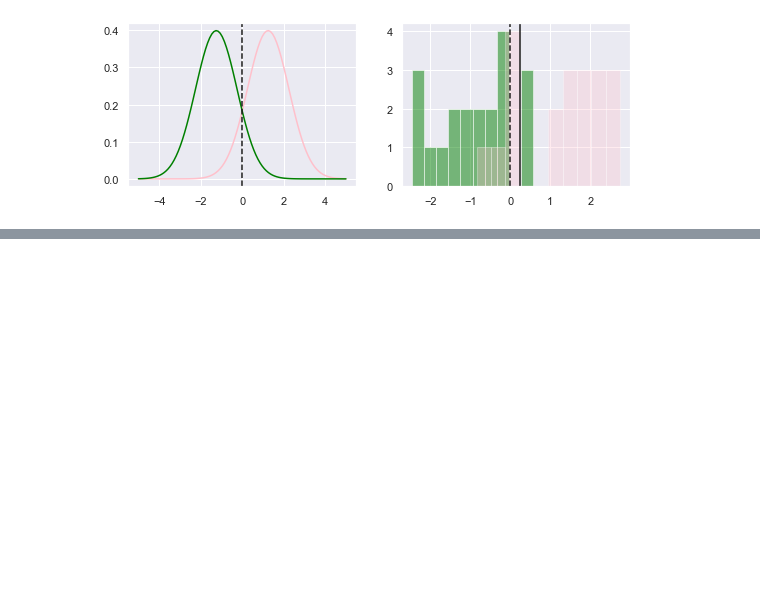
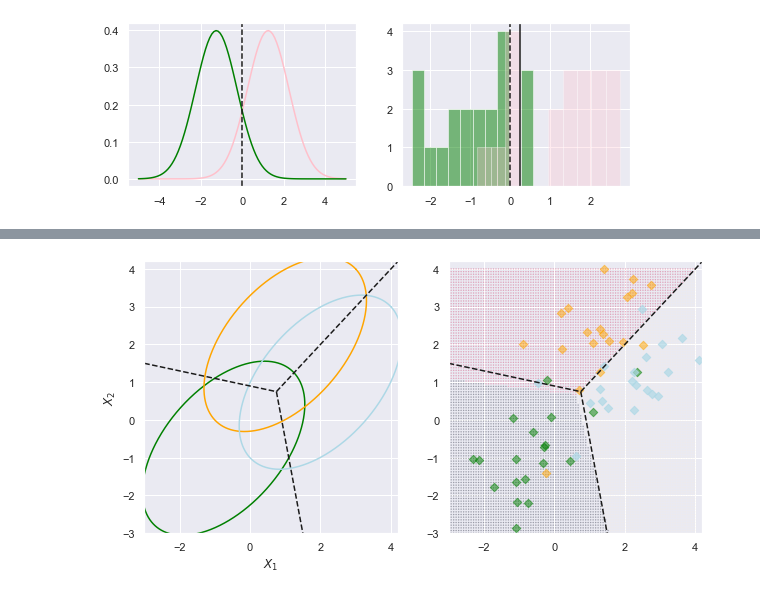
Before and after one commit to mtekant/ISLR_Notes, a Jupyter notebook: Introduction to Statistical Learning, 2nd Edition -- Notes for Ch 4.ipynb, the cells around one changed output, grey strips where cells are left out. Saved outputs shown, nothing was run; the diff lists cells and outputs as text; code cells hidden in the pictures; blank space fills up the shorter version.

```diff
--- a/Introduction to Statistical Learning, 2nd Edition -- Notes for Ch 4.ipynb
+++ b/Introduction to Statistical Learning, 2nd Edition -- Notes for Ch 4.ipynb
@@ -293,0 +344,45 @@ Now, let's extend this analysis to more than one predictor. Instead of X being a
+# %%
+#Pick a random sampling from this distribution
+
+pts0 = np.random.multivariate_normal(mu_1,cov,20)
+pts1 = np.random.multivariate_normal(mu_2,cov,20)
+pts2 = np.random.multivariate_normal(mu_3,cov,20)
+class0 = np.zeros(len(pts0))
+class1 = np.ones(len(pts1))
+class2 = np.ones(len(pts2))*2
+all_pts = np.array([*pts0, *pts1 , *pts2])
+all_class = np.array([*class0,*class1,*class2])
+
+#Linear discriminant analysis
+
+gridx,gridy = np.meshgrid(np.linspace(-3,4,100),np.linspace(-3,4,100))
+lda.fit(all_pts,all_class)
+classification = lda.predict(np.c_[gridx.ravel(),gridy.ravel()])
+classification = classification.reshape(gridx.shape)
+# %%
+#Plotting
+fig,ax = plt.subplots(figsize=(10,5))
+plt.subplot(1,2,1)
+plt.plot(2*el_1[0,:]+np.ones(1000,)*mu_1[0],2*el_1[1,:]+np.ones(1000,)*mu_1[1],c='green')
+plt.plot(2*el_1[0,:]+np.ones(1000,)*mu_2[0],2*el_1[1,:]+np.ones(1000,)*mu_2[1],c='orange')
+plt.plot(2*el_1[0,:]+np.ones(1000,)*mu_3[0],2*el_1[1,:]+np.ones(1000,)*mu_3[1],c='lightblue')
+plt.xlabel('$X_1$')
+plt.ylabel('$X_2$')
+plt.xlim(-3,4.2)
+plt.ylim(-3,4.2)
+plt.plot(x2,y2,c='k',linestyle = '--')
+plt.plot(x3,y3,c='k',linestyle = '--')
+plt.plot(x1,y1,c='k',linestyle = '--')
+
+plt.subplot(1,2,2)
+plt.scatter(gridx,gridy,c=classification,alpha=0.5,s=0.1)
+plt.scatter(pts0[:,0],pts0[:,1],c='green',marker='D',alpha=0.5)
+plt.scatter(pts1[:,0],pts1[:,1],c='orange',marker='D',alpha=0.5)
+plt.scatter(pts2[:,0],pts2[:,1],c='lightblue',marker='D',alpha=0.7)
+plt.plot(x2,y2,c='k',linestyle = '--')
+plt.plot(x3,y3,c='k',linestyle = '--')
+plt.plot(x1,y1,c='k',linestyle = '--')
+plt.xlim(-3,4.2)
+plt.ylim(-3,4.2);
+# %% [output]
+[figure, added]
```
Also changed, not shown: parts of 16 cells of this notebook.
